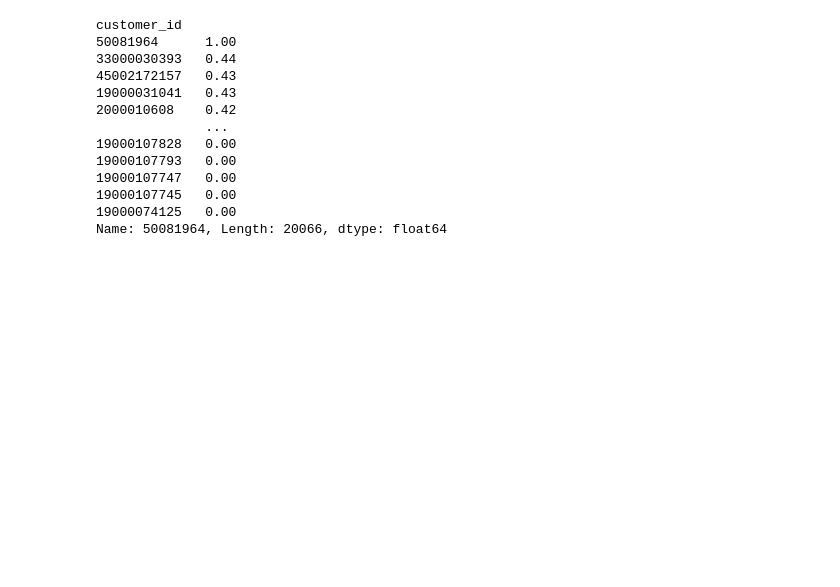
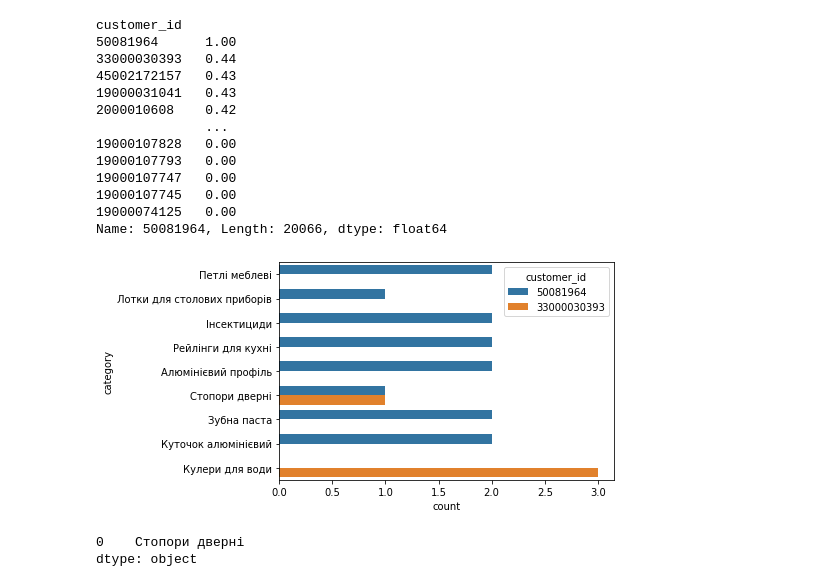
Before and after one commit to denisvivdenko/recommended-system-with-nlp, a Jupyter notebook: recommended_systems.ipynb, the cells around one changed output. Cells and saved outputs as stored; diff of their text form; code cells hidden in the pictures; blank space fills up the shorter version.

Commit message:
feat: customers intersections based on their similarity

```diff
--- a/recommended_systems.ipynb
+++ b/recommended_systems.ipynb
@@ -502,3 +514,6 @@ customer_id
 19000107745   0.00
 19000074125   0.00
 Name: 50081964, Length: 20066, dtype: float64
+# %%
+def compare_customers(customers: list, df: pd.DataFrame) -> None:
+  sns.countplot(data=df[df["customer_id"].isin(customers)], y="category", hue="customer_id");
@@ -505 +525,10 @@ Name: 50081964, Length: 20066, dtype: float64
+# %%
+compare_customers([50081964, 33000030393], df)
+# %% [output]
+[figure, added]
+# %%
+find_intersection(50081964, 33000030393, df)
+# %% [output]
+0    Стопори дверні
+dtype: object
 # %%
```
Also changed, not shown: parts of 10 cells of this notebook.
